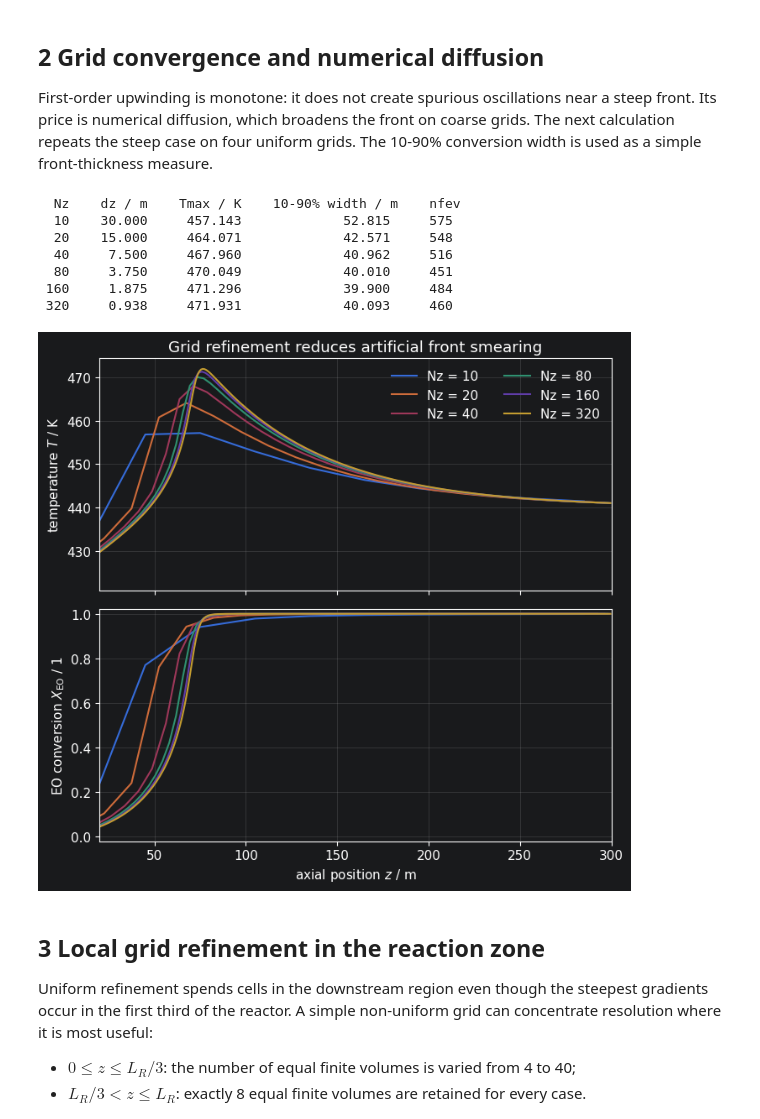
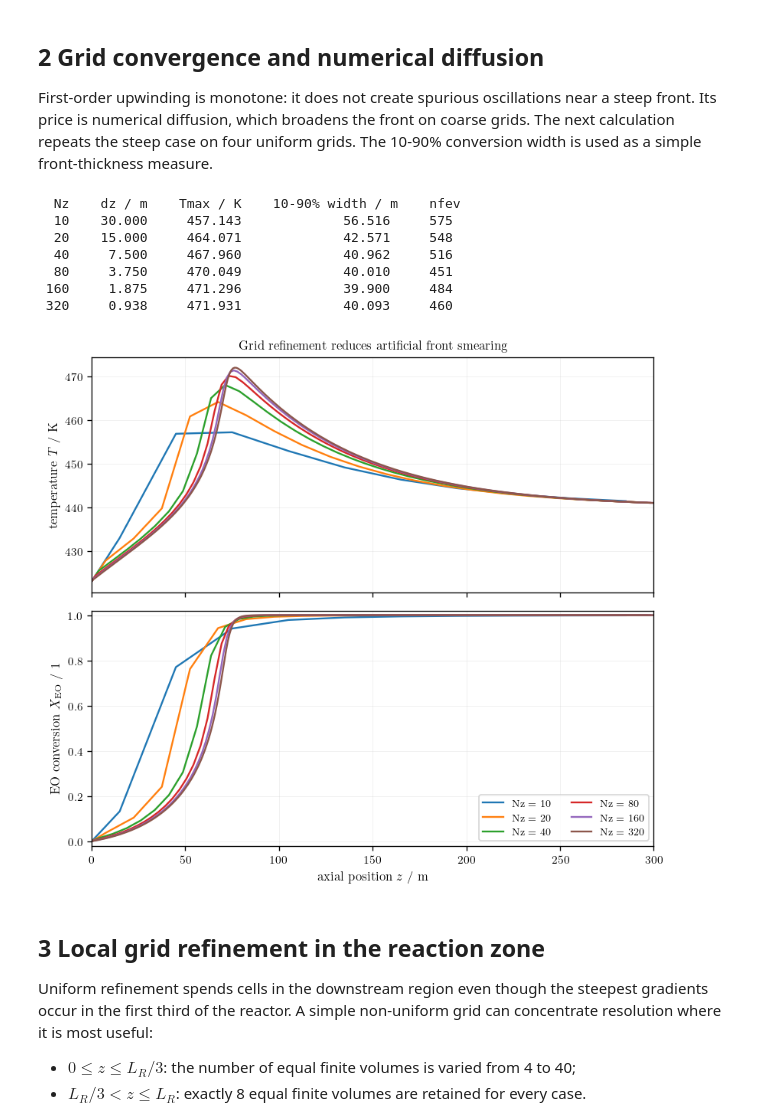
Before and after one commit to ChemRxnEngLab/Ullmanns_ModelReactorsDesignEquations, a Jupyter notebook: example_5_1d_finite_volume_pftr.ipynb, the cells around one changed output. Cells and saved outputs as stored; diff of their text form; code cells hidden in the pictures.

```diff
--- a/example_5_1d_finite_volume_pftr.ipynb
+++ b/example_5_1d_finite_volume_pftr.ipynb
@@ -168,7 +204,7 @@ $$\Rightarrow k_{0,2} = k_{0,1} * e^{\frac{E_{A,2}-E_{A,1}}{RT_{\text{ref}}}} $$
 p_base = Parameters(Nz=160, EA=72.5e3)
 p_steep = Parameters(Nz=160, EA=200.0e3)
 
-times = np.array([0, 20, 40, 50, 60, 75, 150, 250, 450], dtype=float)
+times = np.array([0, 20, 40, 50, 60, 75, 100, 150, 250, 450], dtype=float)
 sol_base = simulate_1d(p_base, t_eval=times)
 sol_steep = simulate_1d(p_steep, t_eval=times)
 
@@ -184,21 +220,26 @@ Steep:    EA = 200.0 kJ mol^-1, k0 = 6.864e+21 s^-1
 Both give k(440 K) = 0.01238 s^-1
 BDF function evaluations: baseline 287, steep 484
 # %%
-fig, axes = plt.subplots(2, 1, figsize=(7.2, 7.0), sharex=True)
+fig, axes = plt.subplots(2, 1, figsize=(7.0, 6.2), sharex=True)
 colors = plt.cm.viridis(np.linspace(0.05, 0.95, len(times)))
 
 for j, (t, color) in enumerate(zip(times, colors)):
     c = sol_steep.y[:p_steep.Nz, j]
     T = sol_steep.y[p_steep.Nz:, j]
-    axes[0].plot(p_steep.z, T, color=color, label=f"{t:.0f} s")
+    axes[0].plot(p_steep.z, T, color=color, label=fr"${t:.0f}\,\mathrm{{s}}$")
     axes[1].plot(p_steep.z, 1.0 - c / p_steep.c_in, color=color)
 
 axes[0].set_ylabel(r"temperature $T$ / K")
-axes[0].legend(ncol=1, frameon=False, loc='right', bbox_to_anchor=(1.2, 0.5))
 axes[0].set_title("Transient development of the steep thermal front")
 axes[1].set_xlabel(r"axial position $z$ / m")
 axes[1].set_ylabel(r"EO conversion $X_{\mathrm{EO}}$ / 1")
 axes[1].set_ylim(-0.02, 1.02)
-plt.tight_layout()
+handles, labels = axes[0].get_legend_handles_labels()
+fig.legend(
+    handles, labels, loc="lower center", bbox_to_anchor=(0.5, 0.005),
+    ncol=5, frameon=False, columnspacing=1.1, handlelength=1.8,
+)
+fig.tight_layout(rect=(0.0, 0.10, 1.0, 1.0))
+save_publication_figure(fig, "ex5_transient_profiles")
 plt.show()
 # %% [output]
@@ -233,45 +276,55 @@ def front_width(z, conversion):
     z10 = np.interp(0.10, conversion, z)
     z90 = np.interp(0.90, conversion, z)
     return z90 - z10
+
+
+def include_inlet_boundary(p, c, T):
+    z = np.r_[0.0, p.z]
+    c = np.r_[p.c_in, c]
+    T = np.r_[p.T_in, T]
+    X = 1.0 - c / p.c_in
+    return z, c, X, T
 
 
 grid_sizes = [10, 20, 40, 80, 160, 320]
 grid_results = []
 
 for Nz in grid_sizes:
     p = Parameters(Nz=Nz, EA=200.0e3)
     sol = simulate_1d(p, t_eval=[p.t_end])
     c = sol.y[:Nz, -1]
     T = sol.y[Nz:, -1]
-    X = 1.0 - c / p.c_in
-    grid_results.append((p, X, T, sol))
+    z, c, X, T = include_inlet_boundary(p, c, T)
+    grid_results.append((p, z, c, X, T, sol))
 
 print("  Nz    dz / m    Tmax / K    10-90% width / m    nfev")
-for p, X, T, sol in grid_results:
-    print(f"{p.Nz:4d}  {p.dz:8.3f}  {T.max():10.3f}  {front_width(p.z, X):17.3f}  {sol.nfev:6d}")
+for p, z, c, X, T, sol in grid_results:
+    print(f"{p.Nz:4d}  {p.dz:8.3f}  {T.max():10.3f}  {front_width(z, X):17.3f}  {sol.nfev:6d}")
 
-fig, axes = plt.subplots(2, 1, figsize=(7.2, 6.8), sharex=True)
-for p, X, T, sol in grid_results:
-    axes[0].plot(p.z, T, label=f"Nz = {p.Nz}")
-    axes[1].plot(p.z, X)
+fig, axes = plt.subplots(2, 1, figsize=(7.0, 6.2), sharex=True)
+for p, z, c, X, T, sol in grid_results:
+    axes[0].plot(z, T, label=f"Nz = {p.Nz}")
+    axes[1].plot(z, X)
 axes[0].set_ylabel(r"temperature $T$ / K")
 axes[0].set_title("Grid refinement reduces artificial front smearing")
-axes[0].legend(frameon=False, ncol=2)
+handles, labels = axes[0].get_legend_handles_labels()
+axes[1].legend(handles, labels, loc="lower right", ncol=2, frameon=True)
 axes[1].set_xlabel(r"axial position $z$ / m")
 axes[1].set_ylabel(r"EO conversion $X_{\mathrm{EO}}$ / 1")
-axes[1].set_xlim(20, 300)
+axes[1].set_xlim(0, 300)
 axes[1].set_ylim(-0.02, 1.02)
 plt.tight_layout()
+save_publication_figure(fig, "ex5_uniform_grid_convergence")
 plt.show()
 # %% [output]
   Nz    dz / m    Tmax / K    10-90% width / m    nfev
-  10    30.000     457.143             52.815     575
+  10    30.000     457.143             56.516     575
   20    15.000     464.071             42.571     548
   40     7.500     467.960             40.962     516
   80     3.750     470.049             40.010     451
  160     1.875     471.296             39.900     484
  320     0.938     471.931             40.093     460
-[figure, old version]
+[figure, new version]
 # %% [markdown]
 ## 3 Local grid refinement in the reaction zone
 
```
Also changed, not shown: parts of 9 cells of this notebook, 1 other file.
